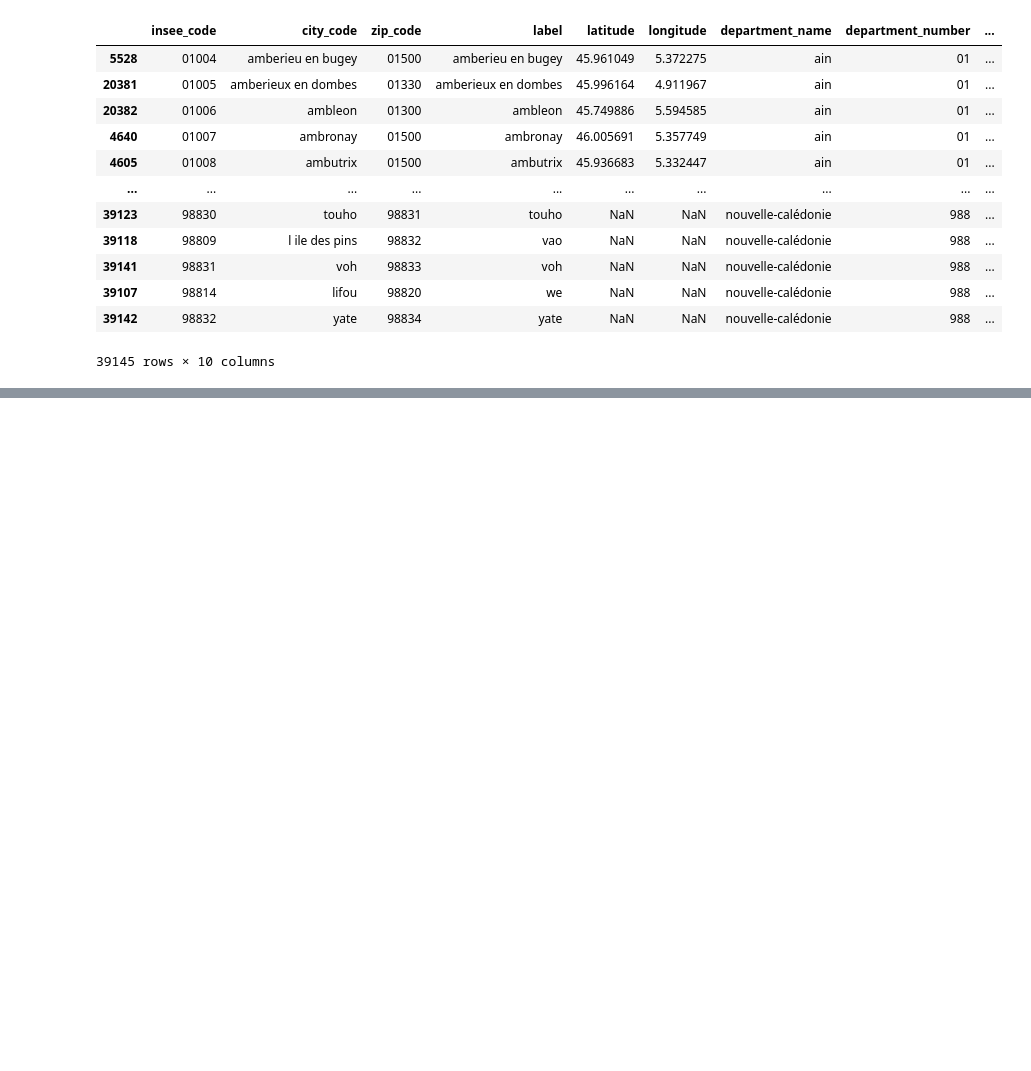
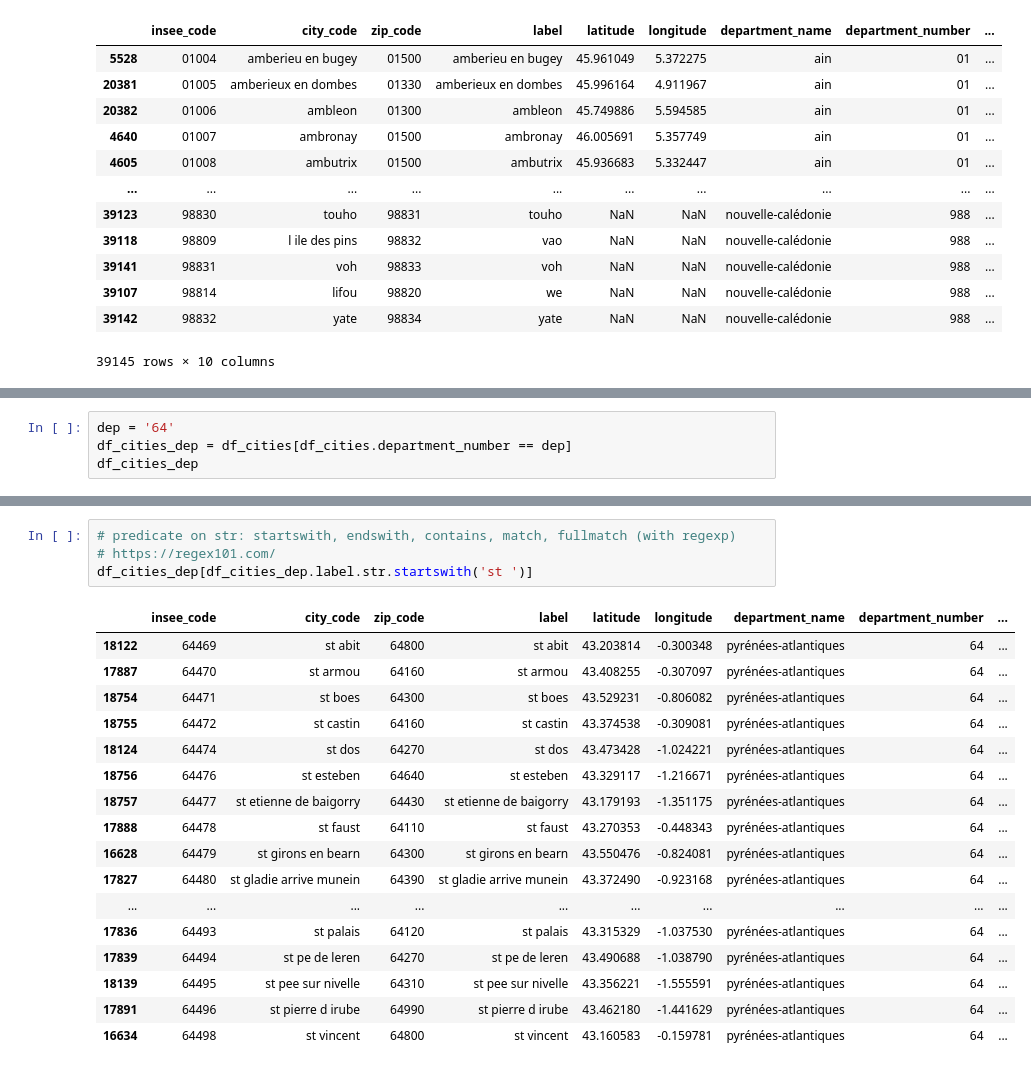
Before and after one commit to matthcol/python202406, a Jupyter notebook: FileOs/files.ipynb, the cells around one changed output, grey strips where cells are left out. Drawn from its saved outputs; the diff is of its cells as text; blank space fills up the shorter version.

```diff
--- a/FileOs/files.ipynb
+++ b/FileOs/files.ipynb
@@ -370,0 +397,4 @@ df_cities
+# %%
+dep = '64'
+df_cities_dep = df_cities[df_cities.department_number == dep]
+df_cities_dep
@@ -370,0 +503,22 @@ df_cities
+# %%
+# predicate on str: startswith, endswith, contains, match, fullmatch (with regexp)
+# https://regex101.com/
+df_cities_dep[df_cities_dep.label.str.startswith('st ')]
+# %% [output]
+|  | insee_code | city_code | zip_code | label | latitude | longitude | department_name | department_number | ... |
+| 18122 | 64469 | st abit | 64800 | st abit | 43.203814 | -0.300348 | pyrénées-atlantiques | 64 | ... |
+| 17887 | 64470 | st armou | 64160 | st armou | 43.408255 | -0.307097 | pyrénées-atlantiques | 64 | ... |
+| 18754 | 64471 | st boes | 64300 | st boes | 43.529231 | -0.806082 | pyrénées-atlantiques | 64 | ... |
+| 18755 | 64472 | st castin | 64160 | st castin | 43.374538 | -0.309081 | pyrénées-atlantiques | 64 | ... |
+| 18124 | 64474 | st dos | 64270 | st dos | 43.473428 | -1.024221 | pyrénées-atlantiques | 64 | ... |
+| 18756 | 64476 | st esteben | 64640 | st esteben | 43.329117 | -1.216671 | pyrénées-atlantiques | 64 | ... |
+| 18757 | 64477 | st etienne de baigorry | 64430 | st etienne de baigorry | 43.179193 | -1.351175 | pyrénées-atlantiques | 64 | ... |
+| 17888 | 64478 | st faust | 64110 | st faust | 43.270353 | -0.448343 | pyrénées-atlantiques | 64 | ... |
+| 16628 | 64479 | st girons en bearn | 64300 | st girons en bearn | 43.550476 | -0.824081 | pyrénées-atlantiques | 64 | ... |
+| 17827 | 64480 | st gladie arrive munein | 64390 | st gladie arrive munein | 43.372490 | -0.923168 | pyrénées-atlantiques | 64 | ... |
+| ... | ... | ... | ... | ... | ... | ... | ... | ... | ... |
+| 17836 | 64493 | st palais | 64120 | st palais | 43.315329 | -1.037530 | pyrénées-atlantiques | 64 | ... |
+| 17839 | 64494 | st pe de leren | 64270 | st pe de leren | 43.490688 | -1.038790 | pyrénées-atlantiques | 64 | ... |
+| 18139 | 64495 | st pee sur nivelle | 64310 | st pee sur nivelle | 43.356221 | -1.555591 | pyrénées-atlantiques | 64 | ... |
+| 17891 | 64496 | st pierre d irube | 64990 | st pierre d irube | 43.462180 | -1.441629 | pyrénées-atlantiques | 64 | ... |
+| 16634 | 64498 | st vincent | 64800 | st vincent | 43.160583 | -0.159781 | pyrénées-atlantiques | 64 | ... |
```
Also changed, not shown: parts of 38 cells of this notebook, 3 other files.
